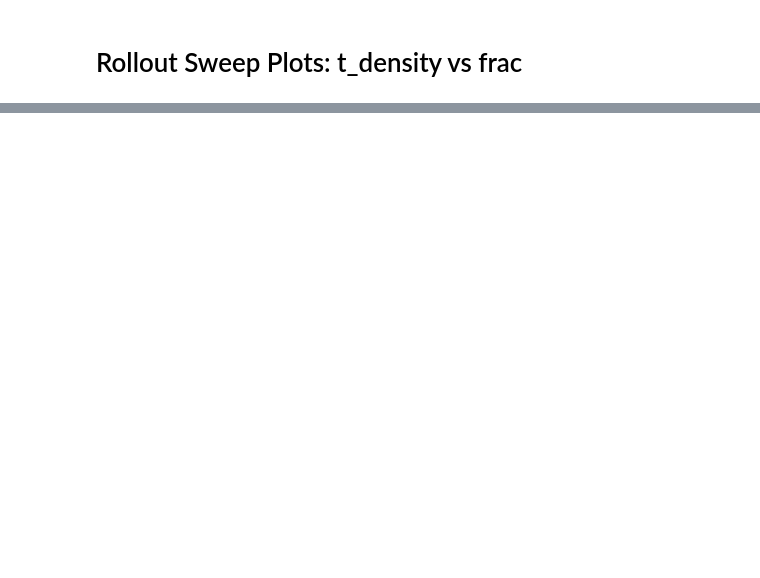
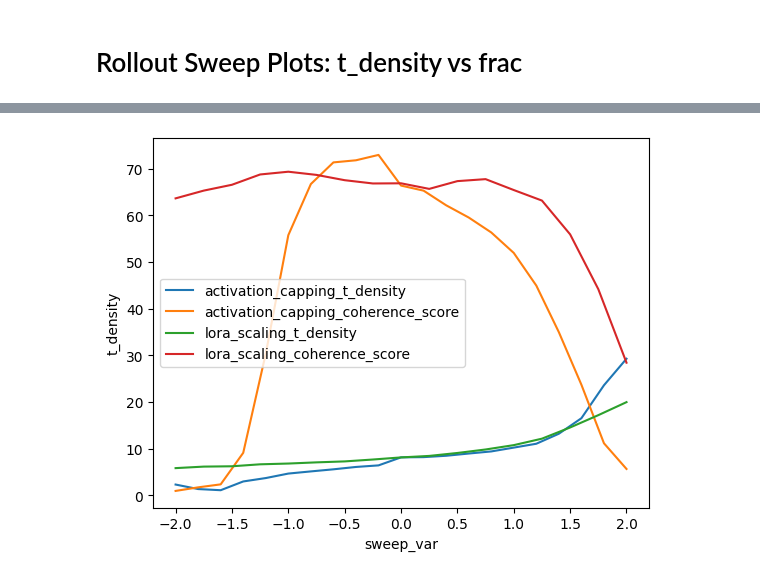
Before and after one commit to SidBaines/persona-shattering-lasr, a Jupyter notebook: scripts_dev/rollout_experiments/t_frequency/plots.ipynb, the cells around one changed output, grey strips where cells are left out. Saved outputs shown, nothing was run; the diff lists cells and outputs as text; code cells hidden in the pictures; blank space fills up the shorter version.

```diff
--- a/scripts_dev/rollout_experiments/t_frequency/plots.ipynb
+++ b/scripts_dev/rollout_experiments/t_frequency/plots.ipynb
@@ -247,0 +267,7 @@ for name, df in dfs.items():
+# %%
+ax = sns.lineplot(x=df_reduced_ac.index, y=df_reduced_ac["t_density"], label="activation_capping_t_density")
+ax = sns.lineplot(x=df_reduced_ac.index, y=df_reduced_ac["coherence_score"], label="activation_capping_coherence_score")
+ax = sns.lineplot(x=df_reduced_ls.index, y=df_reduced_ls["t_density"], label="lora_scaling_t_density")
+ax = sns.lineplot(x=df_reduced_ls.index, y=df_reduced_ls["coherence_score"], label="lora_scaling_coherence_score")
+# %% [output]
+[figure, added]
```
Also changed, not shown: parts of 5 cells of this notebook, 3 other files.
